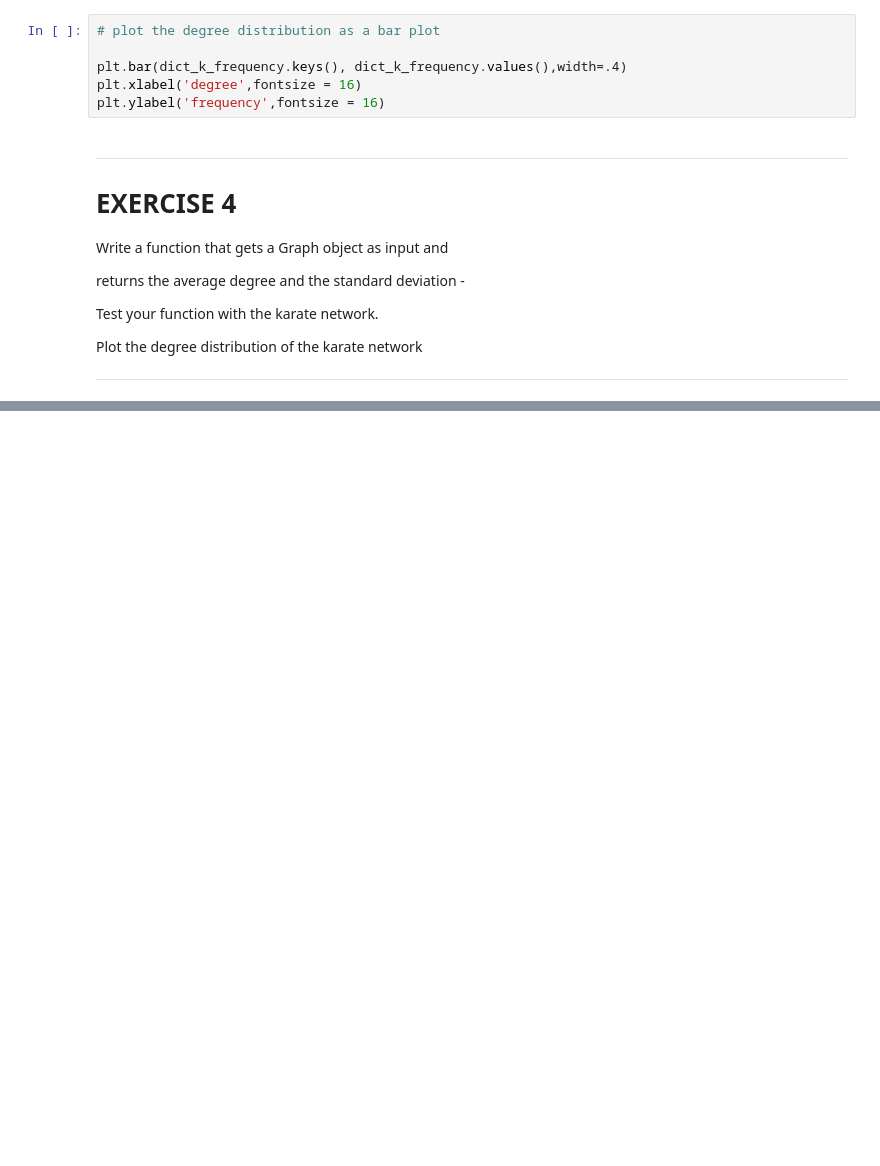
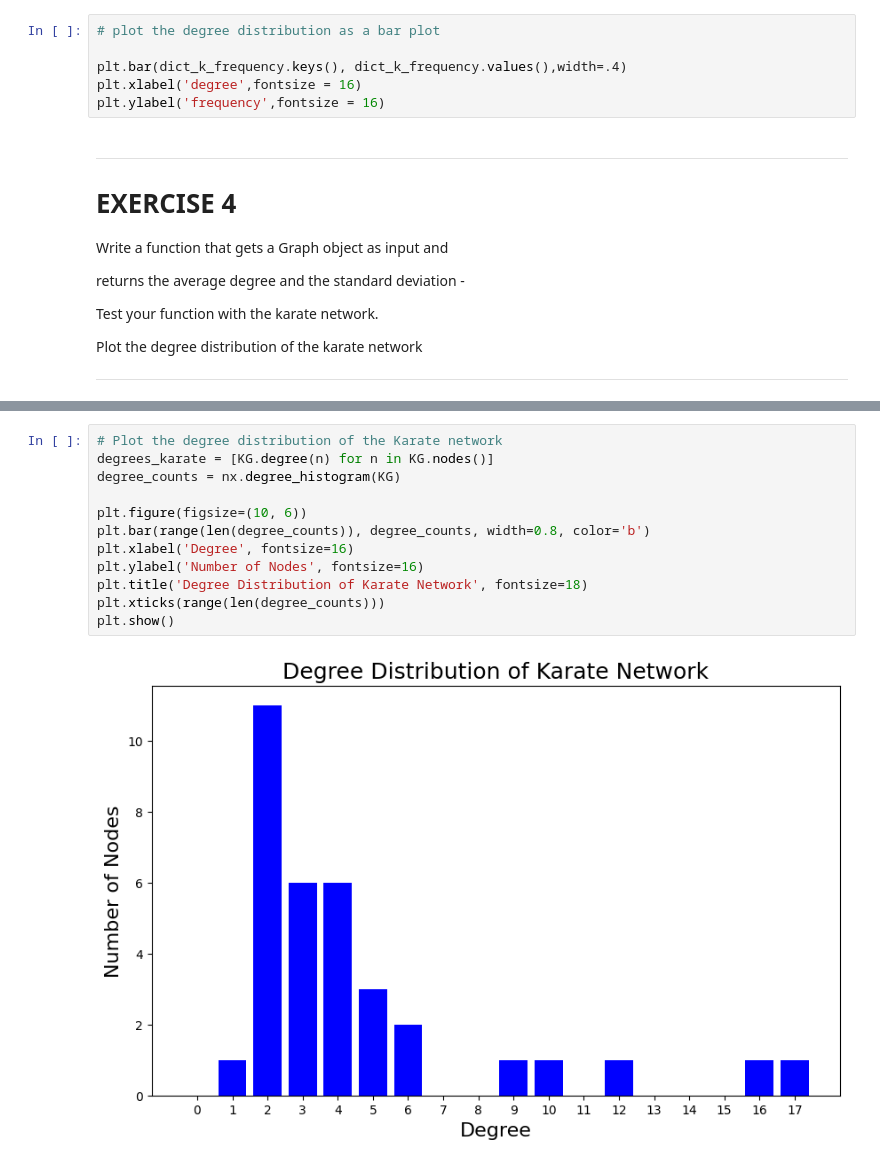
Before and after one commit to danghuy11/1-AIN-413-22-Graphs, a Jupyter notebook: tutorials/Tutorial1.ipynb, the cells around one changed output, grey strips where cells are left out. Drawn from its saved outputs; the diff is of its cells as text; blank space fills up the shorter version.

```diff
--- a/tutorials/Tutorial1.ipynb
+++ b/tutorials/Tutorial1.ipynb
@@ -473,0 +536,14 @@ def avgDegree_std(G):
+# %%
+# Plot the degree distribution of the Karate network
+degrees_karate = [KG.degree(n) for n in KG.nodes()]
+degree_counts = nx.degree_histogram(KG)
+
+plt.figure(figsize=(10, 6))
+plt.bar(range(len(degree_counts)), degree_counts, width=0.8, color='b')
+plt.xlabel('Degree', fontsize=16)
+plt.ylabel('Number of Nodes', fontsize=16)
+plt.title('Degree Distribution of Karate Network', fontsize=18)
+plt.xticks(range(len(degree_counts)))
+plt.show()
+# %% [output]
+[figure, added]
```
Also changed, not shown: parts of 19 cells of this notebook.
